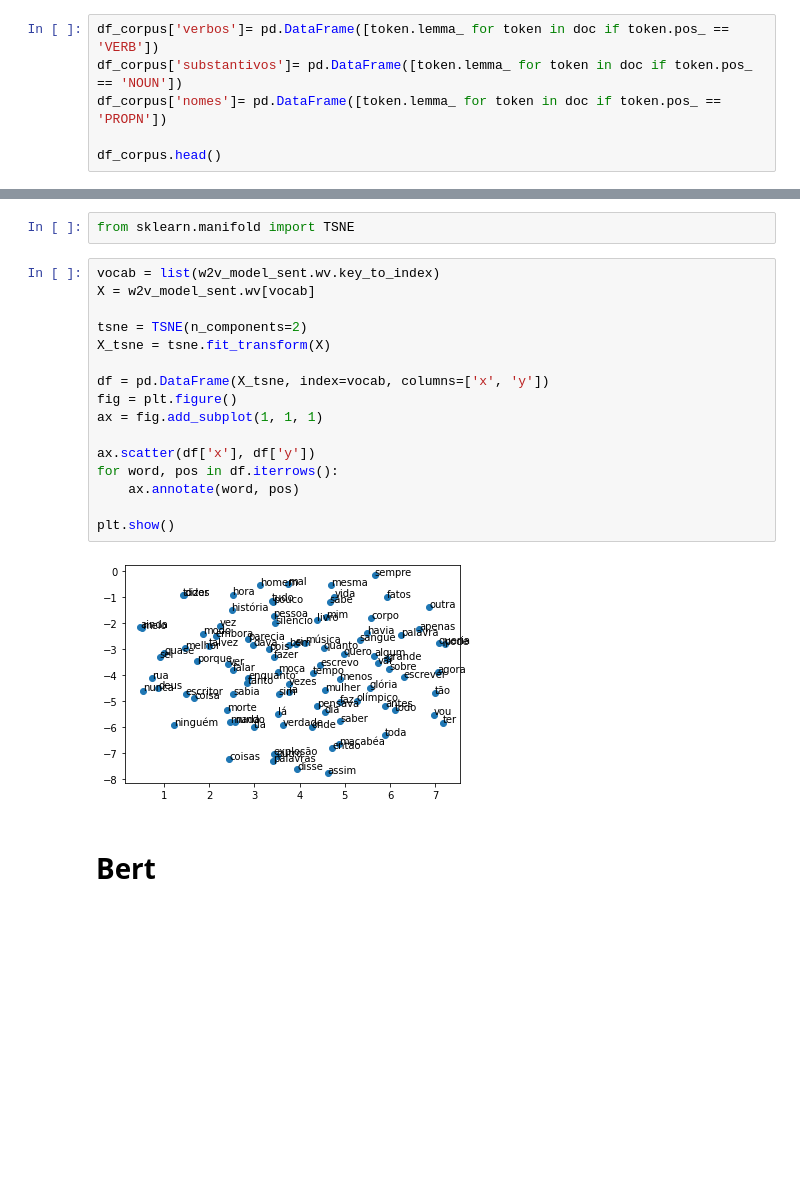
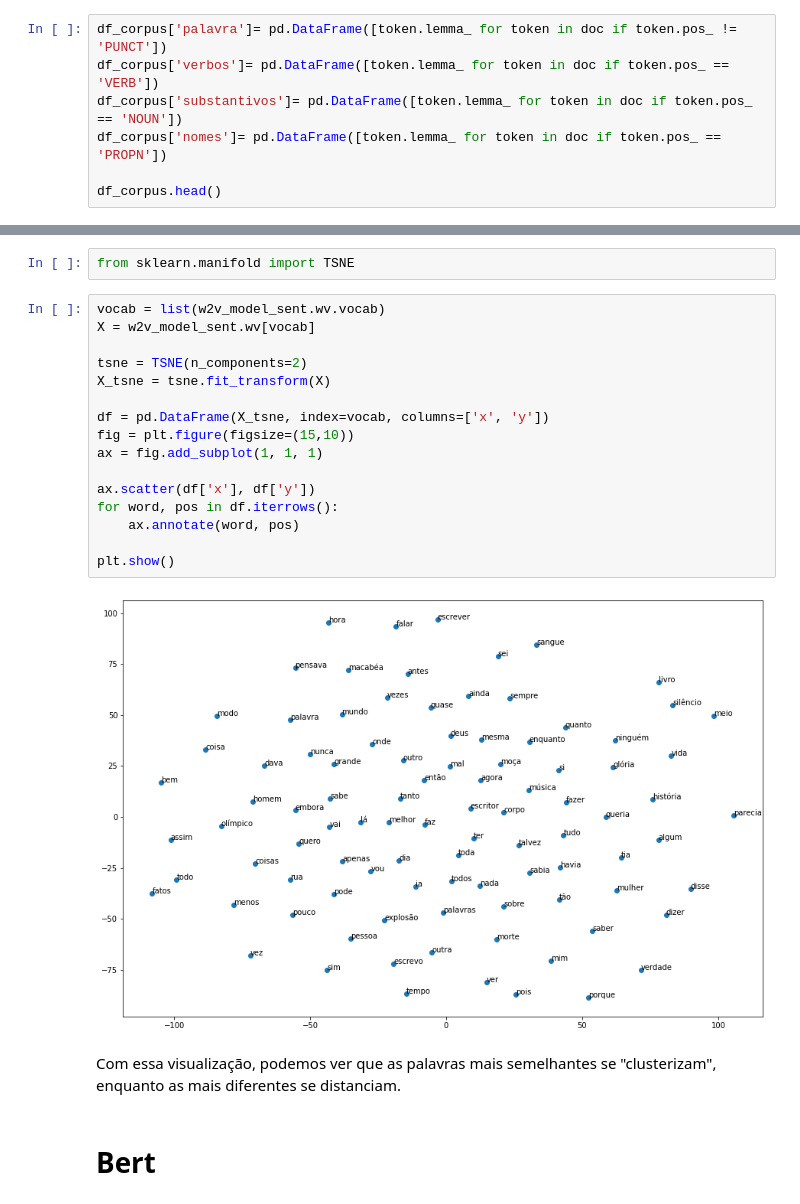
Before and after one commit to mariarezende07/analise_clarice_lispector_nlp, a Jupyter notebook: Projeto_de_Entrada_Clarisse_Lispector.ipynb, the cells around one changed output, grey strips where cells are left out. Drawn from its saved outputs; the diff is of its cells as text; blank space fills up the shorter version.

```diff
--- a/Projeto_de_Entrada_Clarisse_Lispector.ipynb
+++ b/Projeto_de_Entrada_Clarisse_Lispector.ipynb
@@ -102,6 +103,7 @@ doc = nlp(str([palavra for palavra in df_corpus['palavras']]))
 # %% [markdown]
 Agora, podemos usar algumas propriedades da biblioteca Spacy para separarmos um pouco nosso dataset. Podemos, por exemplo, separar em colunas de verbos, substantivos e nomes próprios que são utilizados nos livros de Clarice.
 # %%
+df_corpus['palavra']= pd.DataFrame([token.lemma_ for token in doc if token.pos_ != 'PUNCT'])
 df_corpus['verbos']= pd.DataFrame([token.lemma_ for token in doc if token.pos_ == 'VERB'])
 df_corpus['substantivos']= pd.DataFrame([token.lemma_ for token in doc if token.pos_ == 'NOUN'])
 df_corpus['nomes']= pd.DataFrame([token.lemma_ for token in doc if token.pos_ == 'PROPN'])
@@ -428,22 +478,24 @@ Para facilitar um pouco a análise, vamos visualizar o nosso modelo por meio do
 # %%
 from sklearn.manifold import TSNE
 # %%
-vocab = list(w2v_model_sent.wv.key_to_index)
+vocab = list(w2v_model_sent.wv.vocab)
 X = w2v_model_sent.wv[vocab]
 
 tsne = TSNE(n_components=2)
 X_tsne = tsne.fit_transform(X)
 
 df = pd.DataFrame(X_tsne, index=vocab, columns=['x', 'y'])
-fig = plt.figure()
+fig = plt.figure(figsize=(15,10))
 ax = fig.add_subplot(1, 1, 1)
 
 ax.scatter(df['x'], df['y'])
 for word, pos in df.iterrows():
     ax.annotate(word, pos)
 
 plt.show()
 # %% [output]
-[figure, old version]
+[figure, new version]
+# %% [markdown]
+Com essa visualização, podemos ver que as palavras mais semelhantes se "clusterizam", enquanto as mais diferentes se distanciam.
 # %% [markdown]
 # Bert
```
Also changed, not shown: parts of 56 cells of this notebook.
